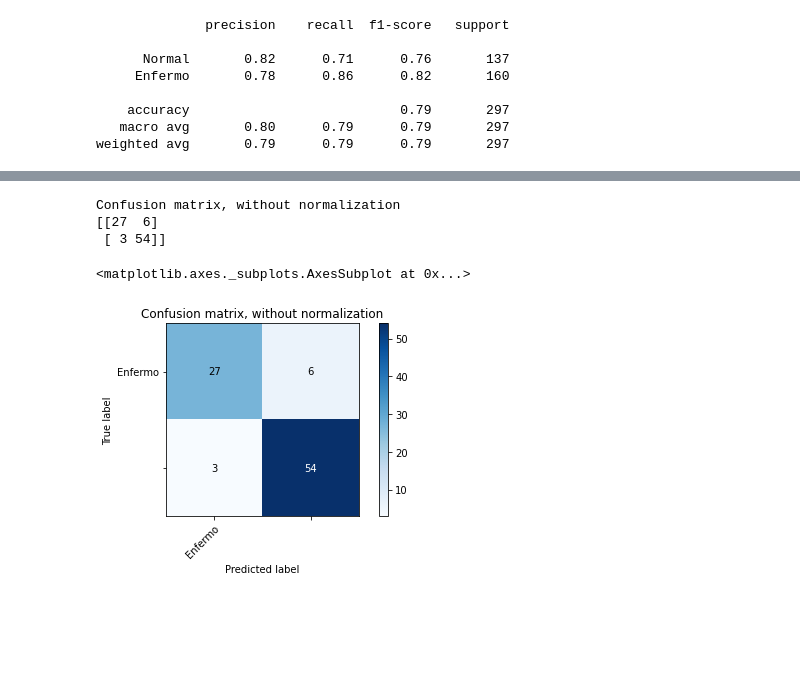
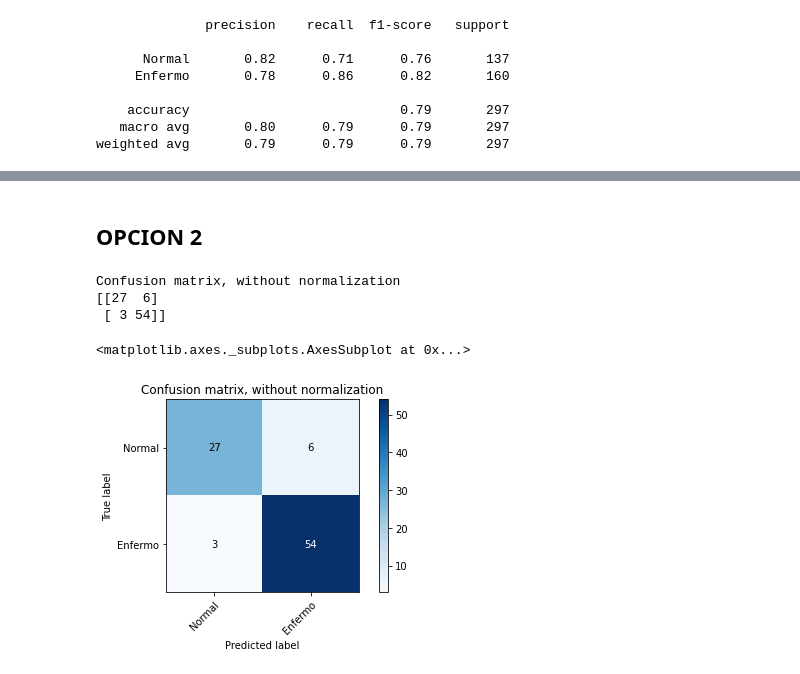
Before and after one commit to Arkh3/IA2_repo, a Jupyter notebook: Practica2/Practica/P2_clasificacion.ipynb, the cells around one changed output, grey strips where cells are left out. Drawn from its saved outputs; the diff is of its cells as text; code cells hidden in the pictures; blank space fills up the shorter version.

```diff
--- a/Practica2/Practica/P2_clasificacion.ipynb
+++ b/Practica2/Practica/P2_clasificacion.ipynb
@@ -373,7 +371,6 @@ F1 ponderado media:  0.7803052323807546
 # %%
 # Esta función entrena 10 clasificadores usando validación cruzada y devuelve una predicción
 # para cada punto usando el clasificador que no fue entrenado con ese punto
-clf = DecisionTreeClassifier(criterion="entropy", max_depth=3, min_samples_split=2, random_state=RANDOM_STATE)
 predictions = cross_val_predict(clf, dataX, dataY, cv=10)
 
 # Informe por clases
@@ -458,7 +407,7 @@ def plot_confusion_matrix(y_true, y_pred, classes, normalize=False, title=None,
     # Compute confusion matrix
     cm = confusion_matrix(y_true, y_pred)
     # Only use the labels that appear in the data
-    classes = classes[unique_labels(y_true, y_pred)]
+    # classes = classes[unique_labels(y_true, y_pred)]
     if normalize:
         cm = cm.astype('float') / cm.sum(axis=1)[:, np.newaxis]
         print("Normalized confusion matrix")
@@ -538,16 +465,19 @@ array([False, False, False,  True,  True,  True, False,  True, False,
+# %% [markdown]
+## OPCION 2
 # %%
-# Cosas Chen
 clf= clf.fit(X_test,y_test)
 pre = clf.predict(X_test)
 pre = pre =='Normal'
-pre
+#print(pre)
+
 d = y_test['Type'] == 'Normal'
 d = d.to_numpy()
-d
+#print(d)
+
 plot_confusion_matrix(d, pre, df_targets, normalize=False)
 # %% [output]
 Confusion matrix, without normalization
 [[27  6]
  [ 3 54]]
 <matplotlib.axes._subplots.AxesSubplot at 0x...>
-[figure, old version]
+[figure, new version]
```
Also changed, not shown: parts of 14 cells of this notebook.
